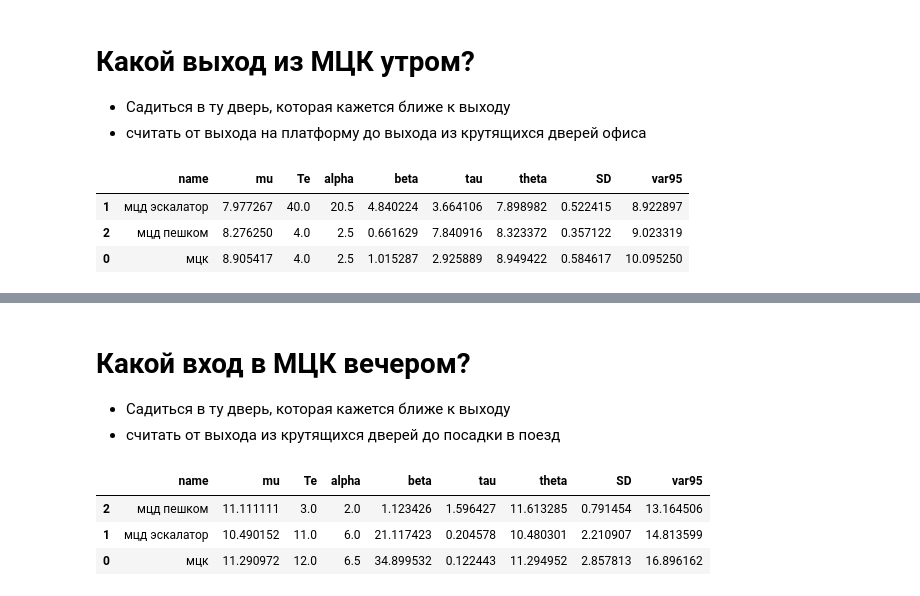
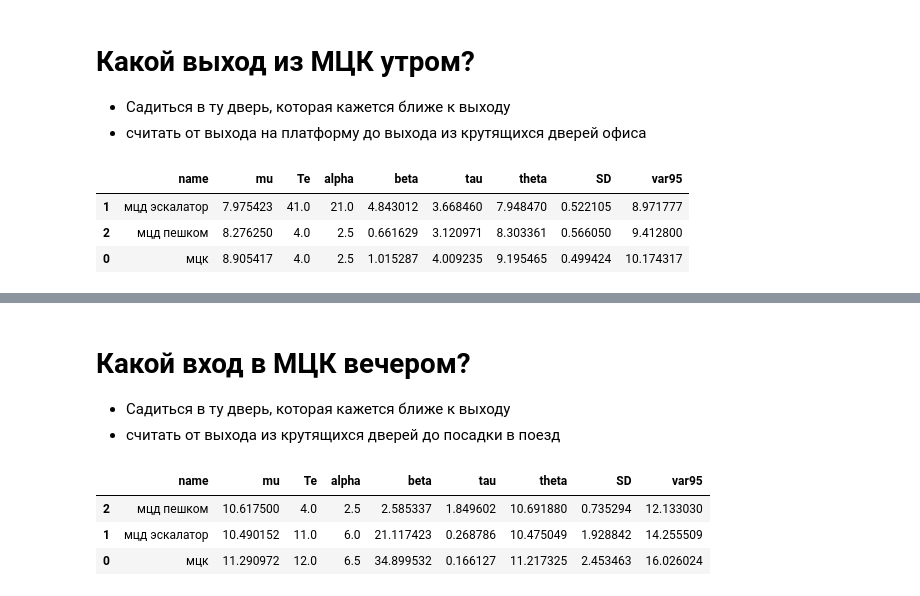
Before and after one commit to ksetdekov/trip_choice_optimizer, a Jupyter notebook: coffee-amount-optimization.ipynb, the cells around one changed output, grey strips where cells are left out. Cells and saved outputs as stored; diff of their text form; code cells hidden in the pictures.

```diff
--- a/coffee-amount-optimization.ipynb
+++ b/coffee-amount-optimization.ipynb
@@ -321,36 +322,37 @@ morning_exit.update_hands("мцд эскалатор", '0:07:53.2') # wed 25 dec
 morning_exit.update_hands("мцд эскалатор", '0:07:32.9') # thr 26 dec
 morning_exit.update_hands("мцд эскалатор", '0:07:06.4') # thr 09 jan 2025
 morning_exit.update_hands("мцд эскалатор", '0:08:12.6') # fr 10 jan 2025
 morning_exit.update_hands("мцд эскалатор", '0:07:39.3') # mon 13 jan 2025
 morning_exit.update_hands("мцд эскалатор", '0:07:54.4') # tue 14 jan 2025
 morning_exit.update_hands("мцд эскалатор", '0:07:47.1') # wed 15 jan 2025
 morning_exit.update_hands("мцд эскалатор", '0:08:24.0') # thr 16 jan 2025
 morning_exit.update_hands("мцд эскалатор", '0:07:15.4') # fr 17 jan 2025
 morning_exit.update_hands("мцд эскалатор", '0:08:04.1') # mon 20 jan 2025
 morning_exit.update_hands("мцд эскалатор", '0:07:52.4') # tue 21 jan 2025
 morning_exit.update_hands("мцд эскалатор", '0:07:40.0') # wed 22 jan 2025
 morning_exit.update_hands("мцд эскалатор", '0:07:21.0') # thr 23 jan 2025
 morning_exit.update_hands("мцд эскалатор", '0:07:50.5') # fr 24 jan 2025
 morning_exit.update_hands("мцд эскалатор", '0:08:11.1') # mon 27 jan 2025
 morning_exit.update_hands("мцд эскалатор", '0:07:21.52') # tue 28 jan 2025
 morning_exit.update_hands("мцд эскалатор", '0:08:26.8') # wed 29 jan 2025
 morning_exit.update_hands("мцд эскалатор", '0:08:01.8') # thr 30 jan 2025
 morning_exit.update_hands("мцд эскалатор", '0:08:14.0') # mon 3 feb 2025
 morning_exit.update_hands("мцд эскалатор", '0:07:51.4') # tue 4 feb 2025
 morning_exit.update_hands("мцд эскалатор", '0:07:53') # wed 5 feb 2025
 morning_exit.update_hands("мцд эскалатор", '0:08:05') # thr 6 feb 2025
 morning_exit.update_hands("мцд пешком", '0:08:26.8') # fr 7 feb 2025
 morning_exit.update_hands("мцд пешком", '0:08:27.8') # monday 10 feb 2025
 morning_exit.update_hands("мцд эскалатор", '0:07:58.9') # tue 11 feb 2025
 morning_exit.update_hands("мцд пешком", '0:08:24.6') # wed 12 feb 2025
 morning_exit.update_hands("мцд пешком", '0:07:47.1') # thr 13 feb 2025
+morning_exit.update_hands("мцд эскалатор", '0:07:54.1') # fr 15 feb 2025
 
 morning_exit.grade()
 # %% [output]
 |  | name | mu | Te | alpha | beta | tau | theta | SD | var95 |
-| 1 | мцд эскалатор | 7.977267 | 40.0 | 20.5 | 4.840224 | 3.664106 | 7.898982 | 0.522415 | 8.922897 |
-| 2 | мцд пешком | 8.276250 | 4.0 | 2.5 | 0.661629 | 7.840916 | 8.323372 | 0.357122 | 9.023319 |
-| 0 | мцк | 8.905417 | 4.0 | 2.5 | 1.015287 | 2.925889 | 8.949422 | 0.584617 | 10.095250 |
+| 1 | мцд эскалатор | 7.975423 | 41.0 | 21.0 | 4.843012 | 3.668460 | 7.948470 | 0.522105 | 8.971777 |
+| 2 | мцд пешком | 8.276250 | 4.0 | 2.5 | 0.661629 | 3.120971 | 8.303361 | 0.566050 | 9.412800 |
+| 0 | мцк | 8.905417 | 4.0 | 2.5 | 1.015287 | 4.009235 | 9.195465 | 0.499424 | 10.174317 |
 # %%
 fig = px.violin(morning_exit.history, y="value", x="option", box=True, points="all",
           hover_data=cups.history.columns)
@@ -391,13 +393,14 @@ evening_entrance.update_hands("мцд эскалатор", '0:09:34.7') # thr 23
 evening_entrance.update_hands("мцд пешком", '0:10:45') # thr 6 feb
 evening_entrance.update_hands("мцд пешком", '0:12:01') # fr 7 feb
 evening_entrance.update_hands("мцд пешком", '0:10:34') # monday 10 feb
+evening_entrance.update_hands("мцд пешком", '0:09:08.2') # thr 13 feb
 
 evening_entrance.grade()
 # %% [output]
 |  | name | mu | Te | alpha | beta | tau | theta | SD | var95 |
-| 2 | мцд пешком | 11.111111 | 3.0 | 2.0 | 1.123426 | 1.596427 | 11.613285 | 0.791454 | 13.164506 |
-| 1 | мцд эскалатор | 10.490152 | 11.0 | 6.0 | 21.117423 | 0.204578 | 10.480301 | 2.210907 | 14.813599 |
-| 0 | мцк | 11.290972 | 12.0 | 6.5 | 34.899532 | 0.122443 | 11.294952 | 2.857813 | 16.896162 |
+| 2 | мцд пешком | 10.617500 | 4.0 | 2.5 | 2.585337 | 1.849602 | 10.691880 | 0.735294 | 12.133030 |
+| 1 | мцд эскалатор | 10.490152 | 11.0 | 6.0 | 21.117423 | 0.268786 | 10.475049 | 1.928842 | 14.255509 |
+| 0 | мцк | 11.290972 | 12.0 | 6.5 | 34.899532 | 0.166127 | 11.217325 | 2.453463 | 16.026024 |
 # %%
 fig = px.violin(evening_entrance.history, y="value", x="option", box=True, points="all",
           hover_data=cups.history.columns)
```
Also changed, not shown: parts of 4 cells of this notebook.
